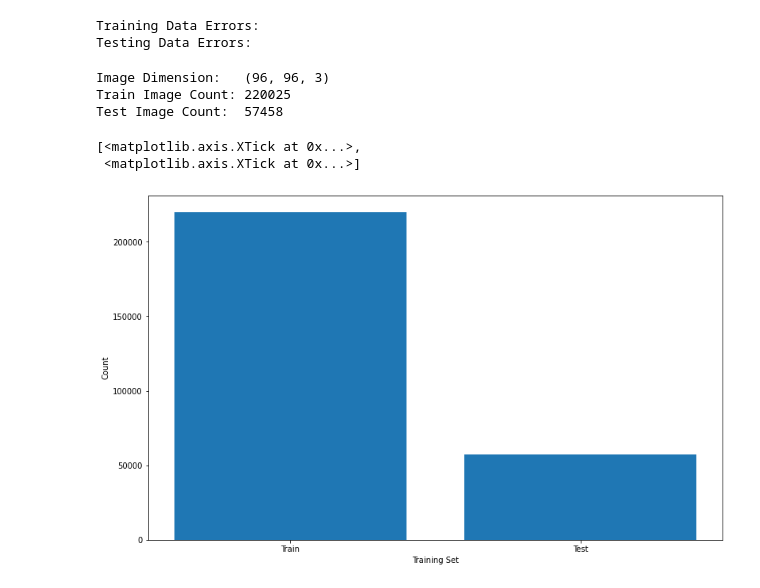
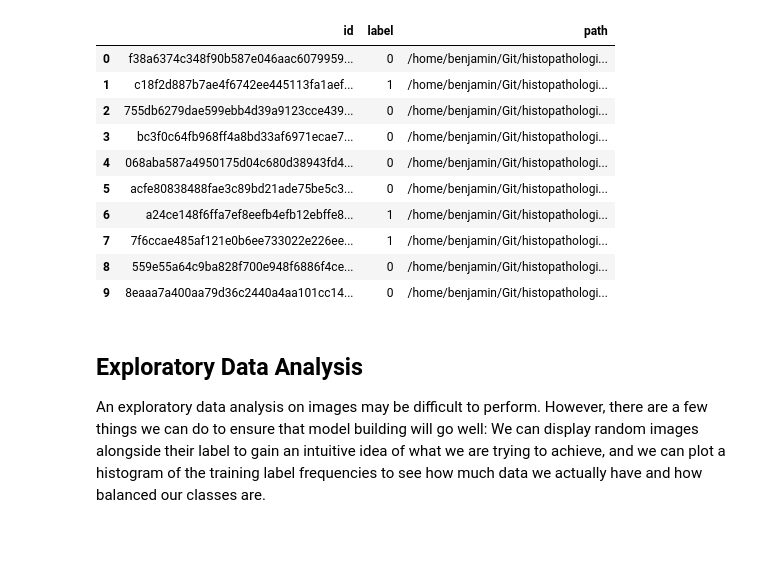
Before and after one commit to benjamin-ahlbrecht/histopathologic-cancer-detection, a Jupyter notebook: src/histopathologic_cancer_detection.ipynb, the cells around one changed output. Saved outputs shown, nothing was run; the diff lists cells and outputs as text; code cells hidden in the pictures; blank space fills up the shorter version.

```diff
--- a/src/histopathologic_cancer_detection.ipynb
+++ b/src/histopathologic_cancer_detection.ipynb
@@ -101,35 +75,0 @@ testing_errors = grab_errors(FILES_DATA_TEST)
-# %%
-print("Training Data Errors:")
-for a in training_errors:
-    print(f"Index:   {a['index']}")
-    print(f"File:    {a['file']}")
-    print(f"Message: {a['error_message']}\n")
-
-print("Testing Data Errors:")
-for a in testing_errors:
-    print(f"Index:   {a['index']}")
-    print(f"File:    {a['file']}")
-    print(f"Message: {a['error_message']}\n")
-# %% [output]
-Training Data Errors:
-Testing Data Errors:
-# %%
-# Let's review the dimension of the images. They should all be the same
-im = Image.open(FILES_DATA_TRAIN[0])
-im_array = np.array(im)
-print(f"Image Dimension:   {im_array.shape}")
-print(f"Train Image Count: {len(FILES_DATA_TRAIN)}")
-print(f"Test Image Count:  {len(FILES_DATA_TEST)}")
-
-fig, ax = plt.subplots(figsize=(13, 8))
-ax.bar(x=[0, 1], height=[len(FILES_DATA_TRAIN), len(FILES_DATA_TEST)])
-ax.set_xlabel("Training Set")
-ax.set_ylabel("Count")
-ax.set_xticks([0, 1], labels=["Train", "Test"])
-# %% [output]
-Image Dimension:   (96, 96, 3)
-Train Image Count: 220025
-Test Image Count:  57458
-[<matplotlib.axis.XTick at 0x...>,
- <matplotlib.axis.XTick at 0x...>]
-[figure, removed]
@@ -135,0 +82,17 @@ Test Image Count:  57458
+# %%
+METADATA_TRAIN.head(10)
+# %% [output]
+|  | id | label | path |
+| 0 | f38a6374c348f90b587e046aac6079959... | 0 | /home/benjamin/Git/histopathologi... |
+| 1 | c18f2d887b7ae4f6742ee445113fa1aef... | 1 | /home/benjamin/Git/histopathologi... |
+| 2 | 755db6279dae599ebb4d39a9123cce439... | 0 | /home/benjamin/Git/histopathologi... |
+| 3 | bc3f0c64fb968ff4a8bd33af6971ecae7... | 0 | /home/benjamin/Git/histopathologi... |
+| 4 | 068aba587a4950175d04c680d38943fd4... | 0 | /home/benjamin/Git/histopathologi... |
+| 5 | acfe80838488fae3c89bd21ade75be5c3... | 0 | /home/benjamin/Git/histopathologi... |
+| 6 | a24ce148f6ffa7ef8eefb4efb12ebffe8... | 1 | /home/benjamin/Git/histopathologi... |
+| 7 | 7f6ccae485af121e0b6ee733022e226ee... | 1 | /home/benjamin/Git/histopathologi... |
+| 8 | 559e55a64c9ba828f700e948f6886f4ce... | 0 | /home/benjamin/Git/histopathologi... |
+| 9 | 8eaaa7a400aa79d36c2440a4aa101cc14... | 0 | /home/benjamin/Git/histopathologi... |
+# %% [markdown]
+## Exploratory Data Analysis
+An exploratory data analysis on images may be difficult to perform. However, there are a few things we can do to ensure that model building will go well: We can display random images alongside their label to gain an intuitive idea of what we are trying to achieve, and we can plot a histogram of the training label frequencies to see how much data we actually have and how balanced our classes are.
```
Also changed, not shown: parts of 16 cells of this notebook.
